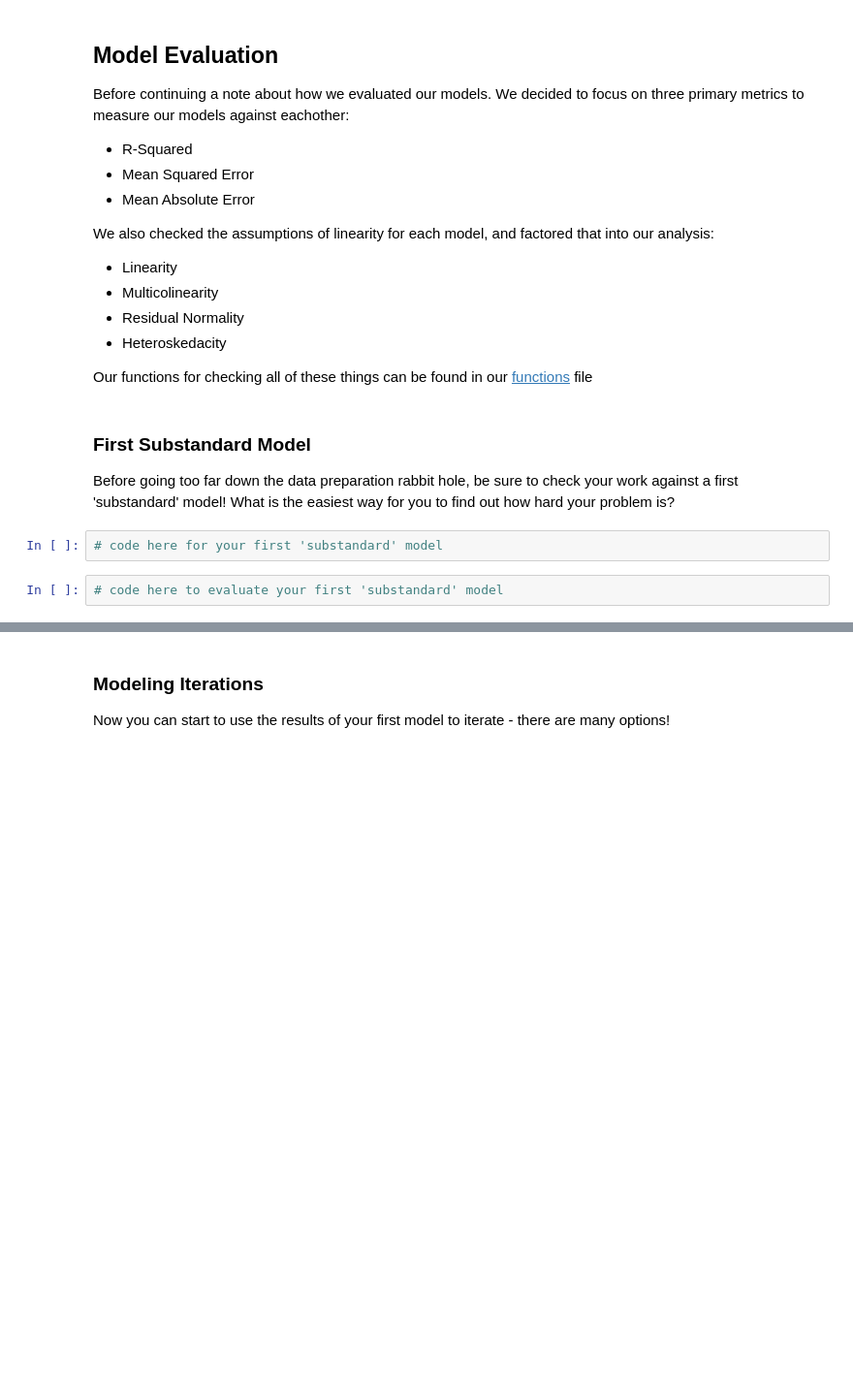
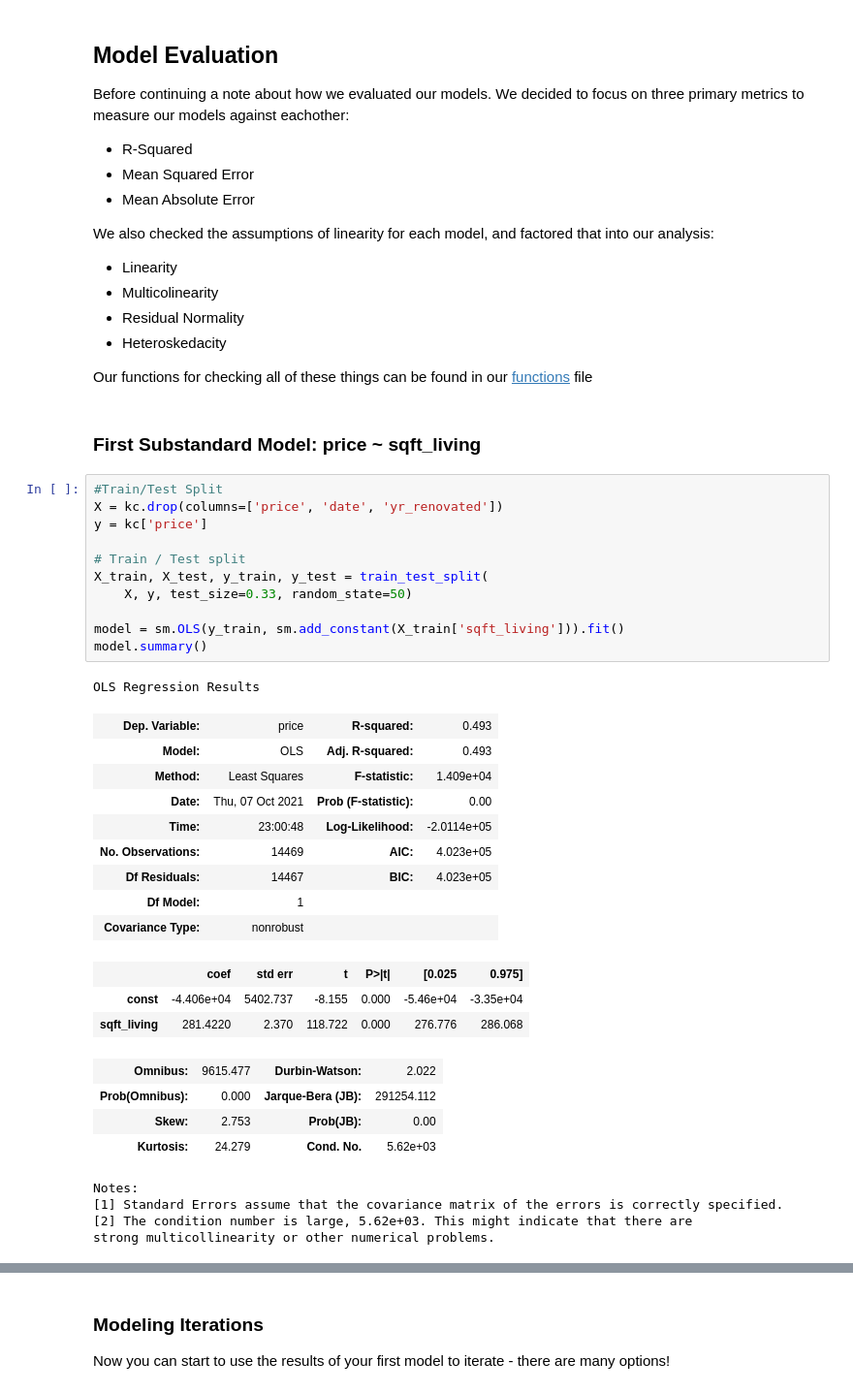
Before and after one commit to Jyve00/King-County-Housing-, a Jupyter notebook: notebooks/Matthew/Final_Notebook.ipynb, the cells around one changed output, grey strips where cells are left out. Shown at 97% size. Cells and saved outputs as stored; diff of their text form; blank space fills up the shorter version.

```diff
--- a/notebooks/Matthew/Final_Notebook.ipynb
+++ b/notebooks/Matthew/Final_Notebook.ipynb
@@ -360,11 +364,38 @@ We also checked the assumptions of linearity for each model, and factored that i
 - Heteroskedacity
 
 Our functions for checking all of these things can be found in our [functions](https://github.com/Jyve00/Project2/blob/main/functions.py) file
-# %% [markdown]
-### First Substandard  Model
-
-Before going too far down the data preparation rabbit hole, be sure to check your work against a first 'substandard' model! What is the easiest way for you to find out how hard your problem is?
-# %%
-# code here for your first 'substandard' model
-# %%
-# code here to evaluate your first 'substandard' model
+# %% [markdown]
+### First Substandard Model: price ~ sqft_living
+# %%
+#Train/Test Split
+X = kc.drop(columns=['price', 'date', 'yr_renovated'])
+y = kc['price']
+
+# Train / Test split
+X_train, X_test, y_train, y_test = train_test_split(
+    X, y, test_size=0.33, random_state=50)
+
+model = sm.OLS(y_train, sm.add_constant(X_train['sqft_living'])).fit()
+model.summary()
+# %% [output]
+OLS Regression Results
+| Dep. Variable: | price | R-squared: | 0.493 |
+| Model: | OLS | Adj. R-squared: | 0.493 |
+| Method: | Least Squares | F-statistic: | 1.409e+04 |
+| Date: | Thu, 07 Oct 2021 | Prob (F-statistic): | 0.00 |
+| Time: | 23:00:48 | Log-Likelihood: | -2.0114e+05 |
+| No. Observations: | 14469 | AIC: | 4.023e+05 |
+| Df Residuals: | 14467 | BIC: | 4.023e+05 |
+| Df Model: | 1 |  |  |
+| Covariance Type: | nonrobust |  |  |
+|  | coef | std err | t | P>|t| | [0.025 | 0.975] |
+| const | -4.406e+04 | 5402.737 | -8.155 | 0.000 | -5.46e+04 | -3.35e+04 |
+| sqft_living | 281.4220 | 2.370 | 118.722 | 0.000 | 276.776 | 286.068 |
+| Omnibus: | 9615.477 | Durbin-Watson: | 2.022 |
+| Prob(Omnibus): | 0.000 | Jarque-Bera (JB): | 291254.112 |
+| Skew: | 2.753 | Prob(JB): | 0.00 |
+| Kurtosis: | 24.279 | Cond. No. | 5.62e+03 |
+Notes:
+[1] Standard Errors assume that the covariance matrix of the errors is correctly specified.
+[2] The condition number is large, 5.62e+03. This might indicate that there are
+strong multicollinearity or other numerical problems.
```
Also changed, not shown: parts of 4 cells of this notebook.
